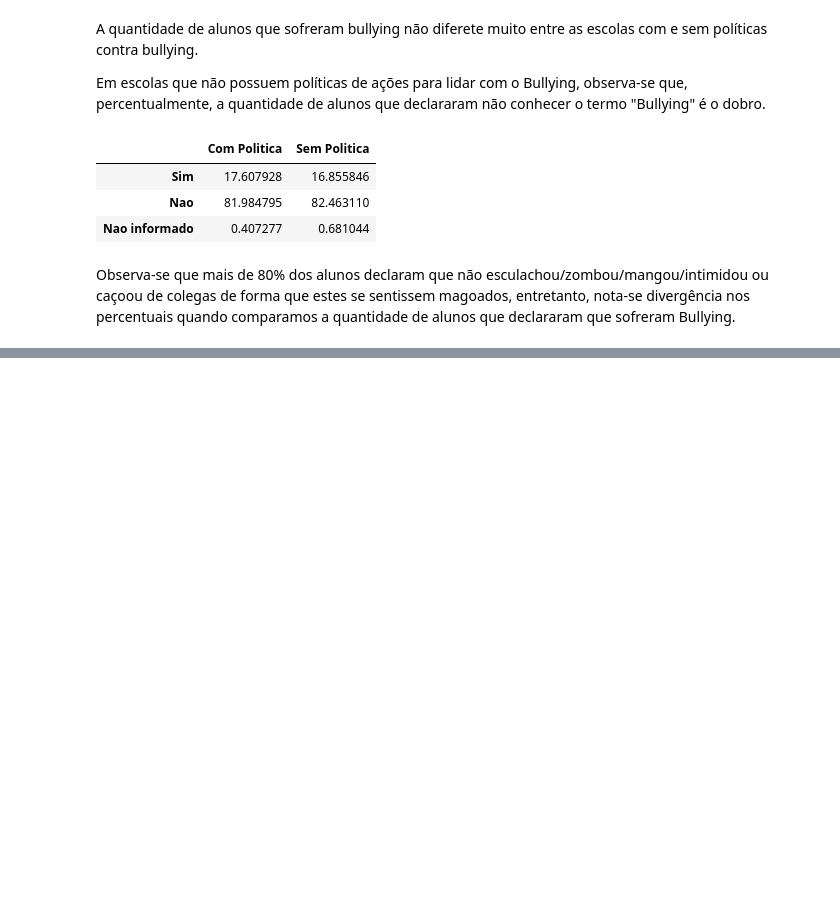
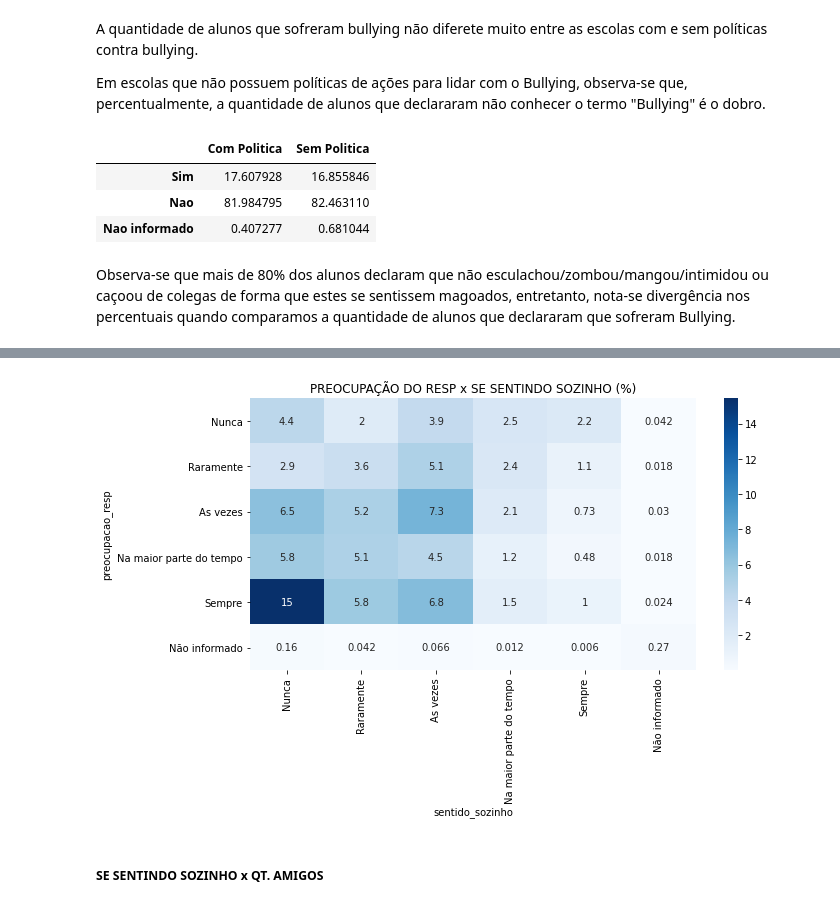
Before and after one commit to daianeklein/bootcamp-Alura, a Jupyter notebook: Desafio-Modulo3.ipynb, the cells around one changed output, grey strips where cells are left out. Drawn from its saved outputs; the diff is of its cells as text; code cells hidden in the pictures; blank space fills up the shorter version.

```diff
--- a/Desafio-Modulo3.ipynb
+++ b/Desafio-Modulo3.ipynb
@@ -636,0 +671,18 @@ Observa-se que mais de 80% dos alunos declaram que não esculachou/zombou/mangou
+# %%
+# Criando dicionario "traduzinho" cada resposta
+trad = {1: 'Nunca',
+       2: 'Raramente',
+       3: 'As vezes',
+       4: 'Na maior parte do tempo',
+       5: 'Sempre',
+       99: 'Não informado'}
+# %%
+# Criando uma tabela cruzada
+crosstab = pd.crosstab(df['preocupacao_resp'], df['sentido_sozinho'], normalize=True) * 100
+
+# renomeando indices e colunas
+crosstab.rename(index = trad, inplace= True)
+crosstab.rename(columns = trad, inplace = True)
+
+# Visualizando tabela
+crosstab
@@ -636,0 +698,14 @@ Observa-se que mais de 80% dos alunos declaram que não esculachou/zombou/mangou
+# %%
+# Plotando a tabela cruzada com o percentual
+
+plt.figure(figsize=(10, 5))
+
+sns.heatmap(data = crosstab, annot=True, cmap='Blues')
+sns.despine(bottom = True, left=True)
+plt.title('PREOCUPAÇÃO DO RESP x SE SENTINDO SOZINHO (%)')
+
+ax = ax
+# %% [output]
+[figure, added]
+# %% [markdown]
+##### SE SENTINDO SOZINHO x QT. AMIGOS
```
Also changed, not shown: parts of 19 cells of this notebook.
